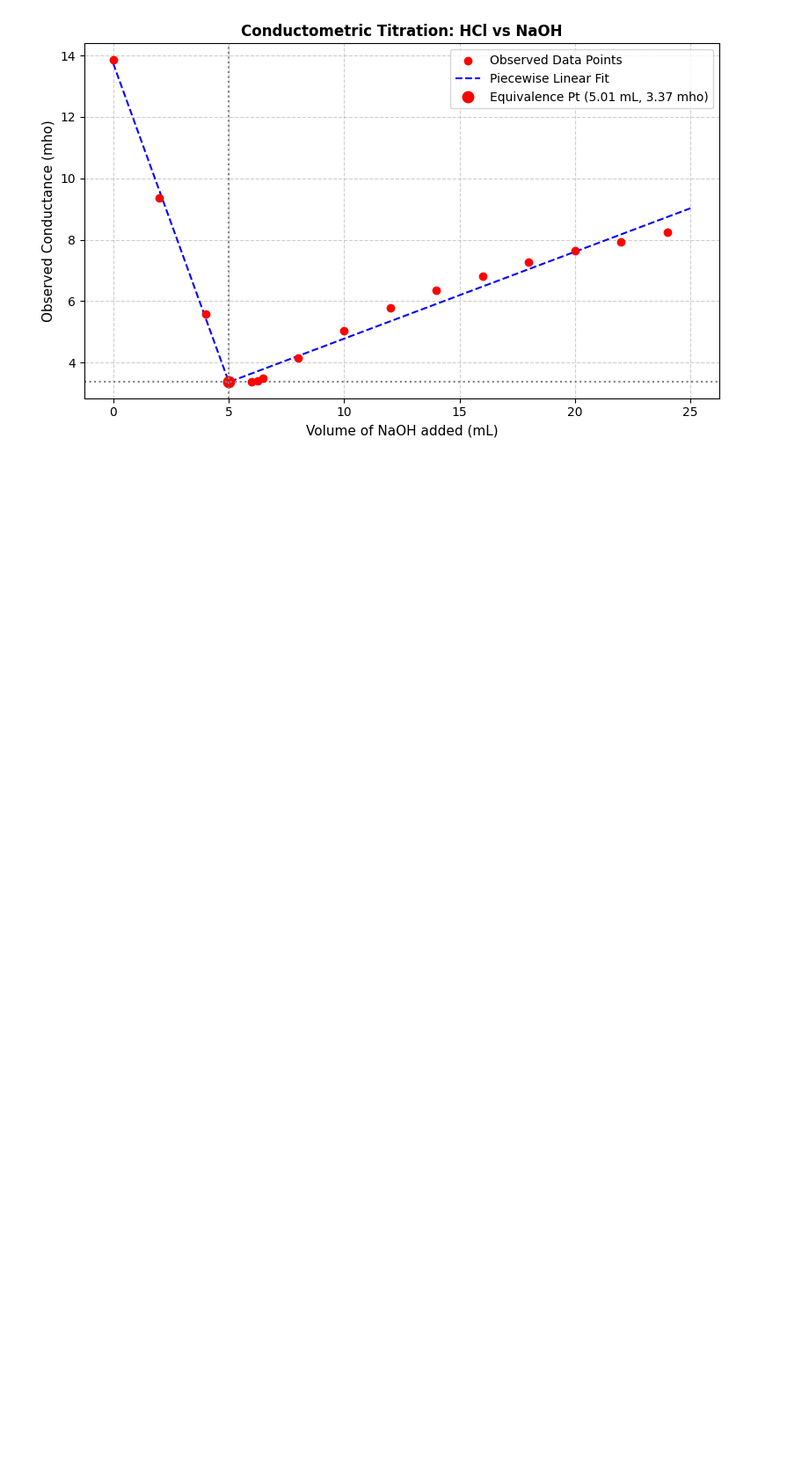
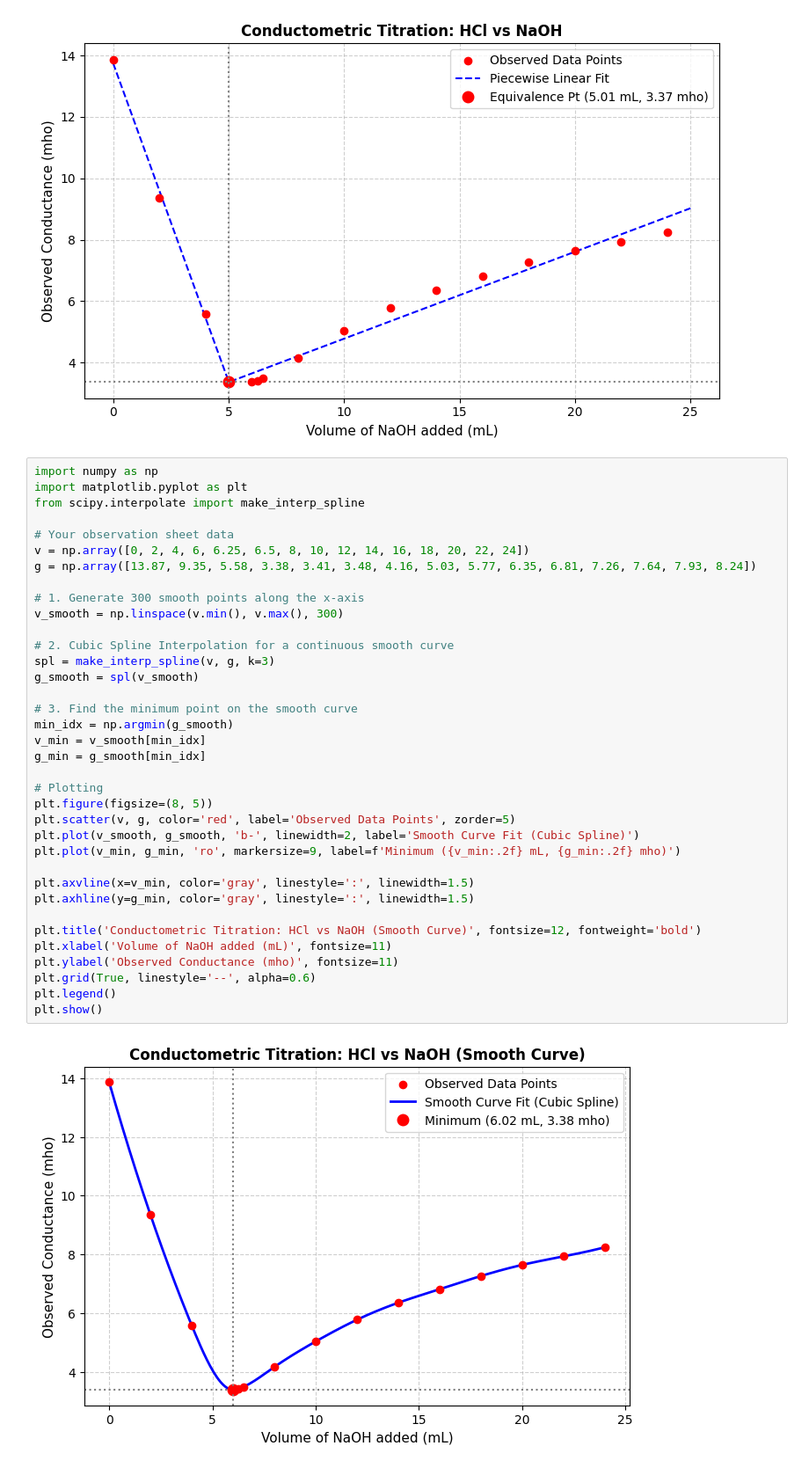
Before and after one commit to ashishkumar100907/git, a Jupyter notebook: quickstarts/Get_started_managed_agents.ipynb, the cells around one changed output. Shown at 88% size. Saved outputs shown, nothing was run; the diff lists cells and outputs as text; blank space fills up the shorter version.

```diff
--- a/quickstarts/Get_started_managed_agents.ipynb
+++ b/quickstarts/Get_started_managed_agents.ipynb
@@ -38,3 +38,41 @@ plt.tight_layout()
 plt.show()
 # %% [output]
 [figure]
+# %%
+import numpy as np
+import matplotlib.pyplot as plt
+from scipy.interpolate import make_interp_spline
+
+# Your observation sheet data
+v = np.array([0, 2, 4, 6, 6.25, 6.5, 8, 10, 12, 14, 16, 18, 20, 22, 24])
+g = np.array([13.87, 9.35, 5.58, 3.38, 3.41, 3.48, 4.16, 5.03, 5.77, 6.35, 6.81, 7.26, 7.64, 7.93, 8.24])
+
+# 1. Generate 300 smooth points along the x-axis
+v_smooth = np.linspace(v.min(), v.max(), 300)
+
+# 2. Cubic Spline Interpolation for a continuous smooth curve
+spl = make_interp_spline(v, g, k=3)
+g_smooth = spl(v_smooth)
+
+# 3. Find the minimum point on the smooth curve
+min_idx = np.argmin(g_smooth)
+v_min = v_smooth[min_idx]
+g_min = g_smooth[min_idx]
+
+# Plotting
+plt.figure(figsize=(8, 5))
+plt.scatter(v, g, color='red', label='Observed Data Points', zorder=5)
+plt.plot(v_smooth, g_smooth, 'b-', linewidth=2, label='Smooth Curve Fit (Cubic Spline)')
+plt.plot(v_min, g_min, 'ro', markersize=9, label=f'Minimum ({v_min:.2f} mL, {g_min:.2f} mho)')
+
+plt.axvline(x=v_min, color='gray', linestyle=':', linewidth=1.5)
+plt.axhline(y=g_min, color='gray', linestyle=':', linewidth=1.5)
+
+plt.title('Conductometric Titration: HCl vs NaOH (Smooth Curve)', fontsize=12, fontweight='bold')
+plt.xlabel('Volume of NaOH added (mL)', fontsize=11)
+plt.ylabel('Observed Conductance (mho)', fontsize=11)
+plt.grid(True, linestyle='--', alpha=0.6)
+plt.legend()
+plt.show()
+# %% [output]
+[figure, added]
```
